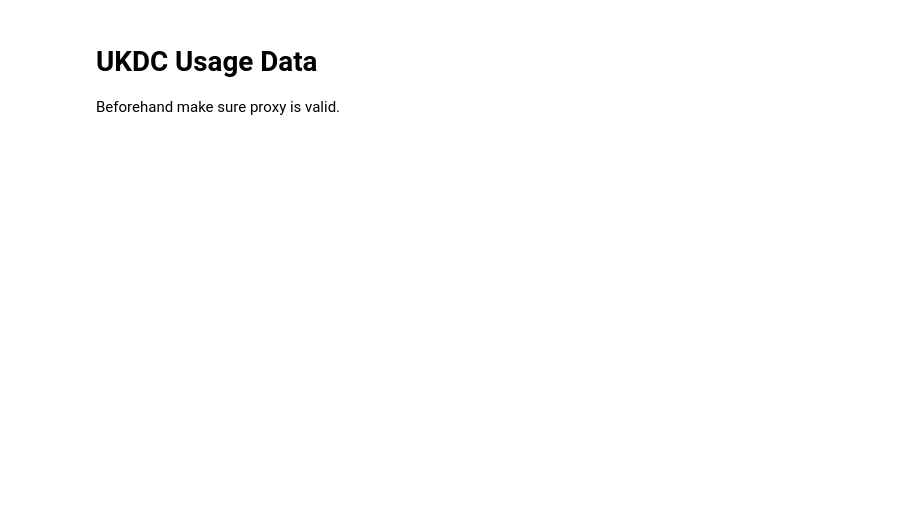
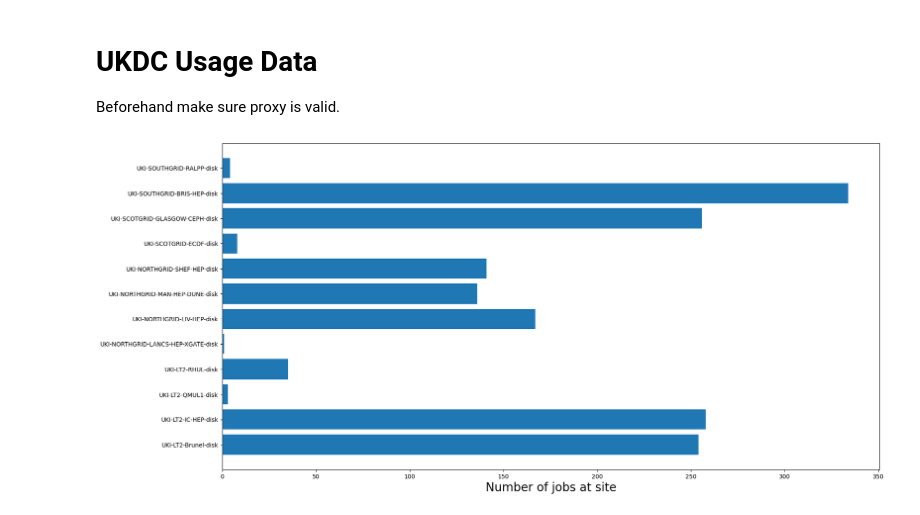
Before and after one commit to seriksen/sustainable-lz, a Jupyter notebook: computing/ukdc.ipynb, the cells around one changed output. Cells and saved outputs as stored; diff of their text form; code cells hidden in the pictures; blank space fills up the shorter version.

Commit message:
feat: update UKDC notebook with some basic plots

```diff
--- a/computing/ukdc.ipynb
+++ b/computing/ukdc.ipynb
@@ -50,3 +50,31 @@ with open('ukdc_data.json', 'w') as outfile:
 # Now load and do stuff...
 with open('ukdc_data.json') as f:
     data = json.load(f)
+# %%
+sites = []
+cpus = []
+for entry in tqdm.tqdm(data):
+    # only one key per entry
+    for key in entry:
+        try:
+            sites.append(entry[key]['AgentLocalSE'].split(',')[0])
+            cpus.append(entry[key]['ModelName'])
+        except:
+            continue
+# %%
+bins = np.unique(sites)
+weights = []
+for entry in tqdm.tqdm(bins):
+    count = 0
+    for s in sites:
+        if s == entry:
+            count += 1
+    weights.append(count)
+# %%
+fig, ax = plt.subplots(1,1,figsize=(20,10))
+ax.barh(bins, weights)
+ax.set_xlabel('Number of jobs at site', fontsize=20)
+#ax.pie(weights, weights)
+plt.show()
+# %% [output]
+[figure, added]
```
Also changed, not shown: parts of 2 cells of this notebook.
